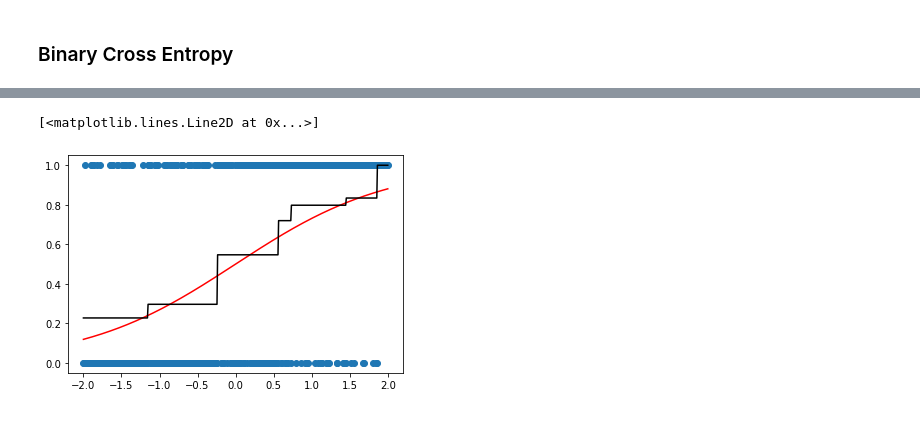
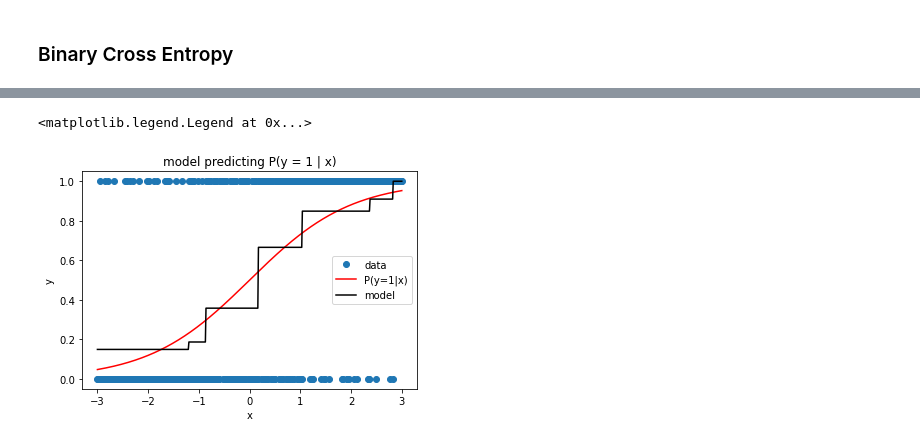
Before and after one commit to mcb00/blog, a Jupyter notebook: _drafts/freedman-gbm-implementation.ipynb, the cells around one changed output, grey strips where cells are left out. Cells and saved outputs as stored; diff of their text form; code cells hidden in the pictures.

```diff
--- a/_drafts/freedman-gbm-implementation.ipynb
+++ b/_drafts/freedman-gbm-implementation.ipynb
@@ -311,7 +333,7 @@ plt.plot(x, gbm.predict(x), 'k-')
 ### Binary Cross Entropy
 # %%
 rng = np.random.default_rng()
-x = np.linspace(-2, 2, 500)
+x = np.linspace(-3, 3, 500)
 expit = lambda t: np.exp(t) / (1 + np.exp(t))
 p = expit(x)
 y = rng.binomial(1, p, size=p.shape)
@@ -341,9 +357,13 @@ gbm = GradientBoostingMachine(n_trees=10,
                               learning_rate=0.5)
 gbm.fit(x, y, BinaryCrossEntropyLoss())
 # %%
-plt.plot(x, y, 'o')
-plt.plot(x, p, '-r')
-plt.plot(x, expit(gbm.predict(x)), 'k')
+plt.plot(x, y, 'o', label='data')
+plt.plot(x, p, '-r', label='P(y=1|x)')
+plt.plot(x, expit(gbm.predict(x)), '-k', label='model')
+plt.title('model predicting P(y = 1 | x)')
+plt.xlabel('x')
+plt.ylabel('y')
+plt.legend()
 # %% [output]
-[<matplotlib.lines.Line2D at 0x...>]
+<matplotlib.legend.Legend at 0x...>
-[figure, old version]
+[figure, new version]
```
Also changed, not shown: parts of 22 cells of this notebook.
